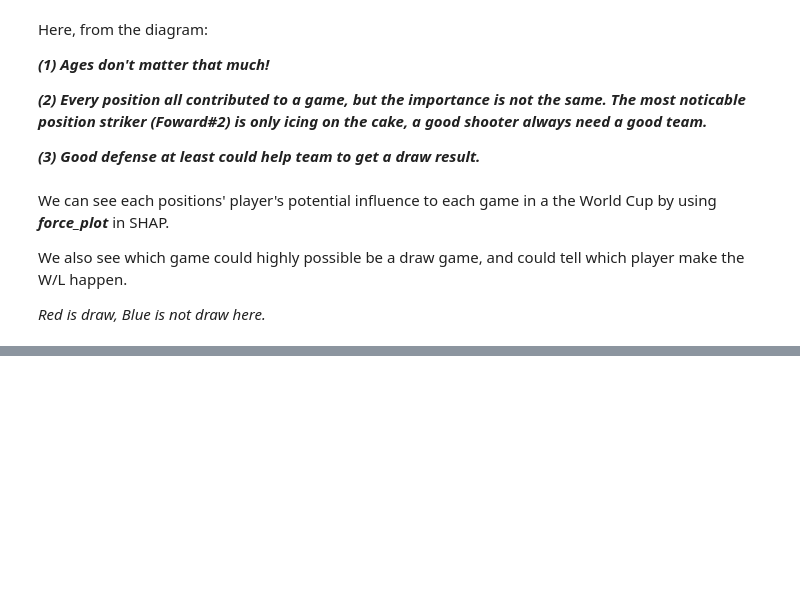
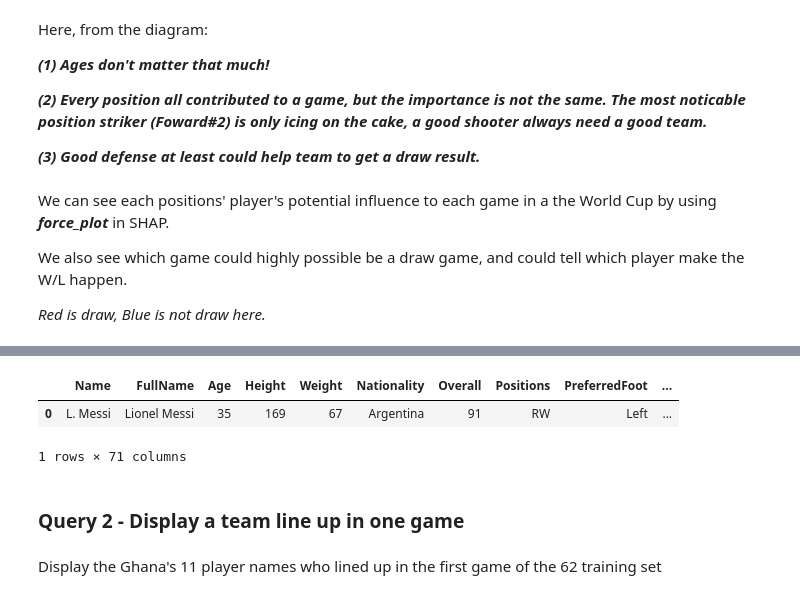
Before and after one commit to AustinJrMW/Prediction-Using-Machine-Learning, a Jupyter notebook: World Cup Soccer game Prediction Using Machine Learning.ipynb, the cells around one changed output, grey strips where cells are left out. Cells and saved outputs as stored; diff of their text form; code cells hidden in the pictures; blank space fills up the shorter version.

```diff
--- a/World Cup Soccer game Prediction Using Machine Learning.ipynb
+++ b/World Cup Soccer game Prediction Using Machine Learning.ipynb
@@ -525,0 +773,11 @@ shap.force_plot(explainer.expected_value[0], shap_values[0], X_1, feature_names=
+# %%
+messi = Player_all.loc[Player_all.FullName == 'Lionel Messi']
+messi.head()
+# %% [output]
+|  | Name | FullName | Age | Height | Weight | Nationality | Overall | Positions | PreferredFoot | ... |
+| 0 | L. Messi | Lionel Messi | 35 | 169 | 67 | Argentina | 91 | RW | Left | ... |
+1 rows × 71 columns
+# %% [markdown]
+### Query 2 - Display a team line up in one game
+# %% [markdown]
+Display the Ghana's 11 player names who lined up in the first game of the 62 training set
```
Also changed, not shown: parts of 53 cells of this notebook, 6 other files.
